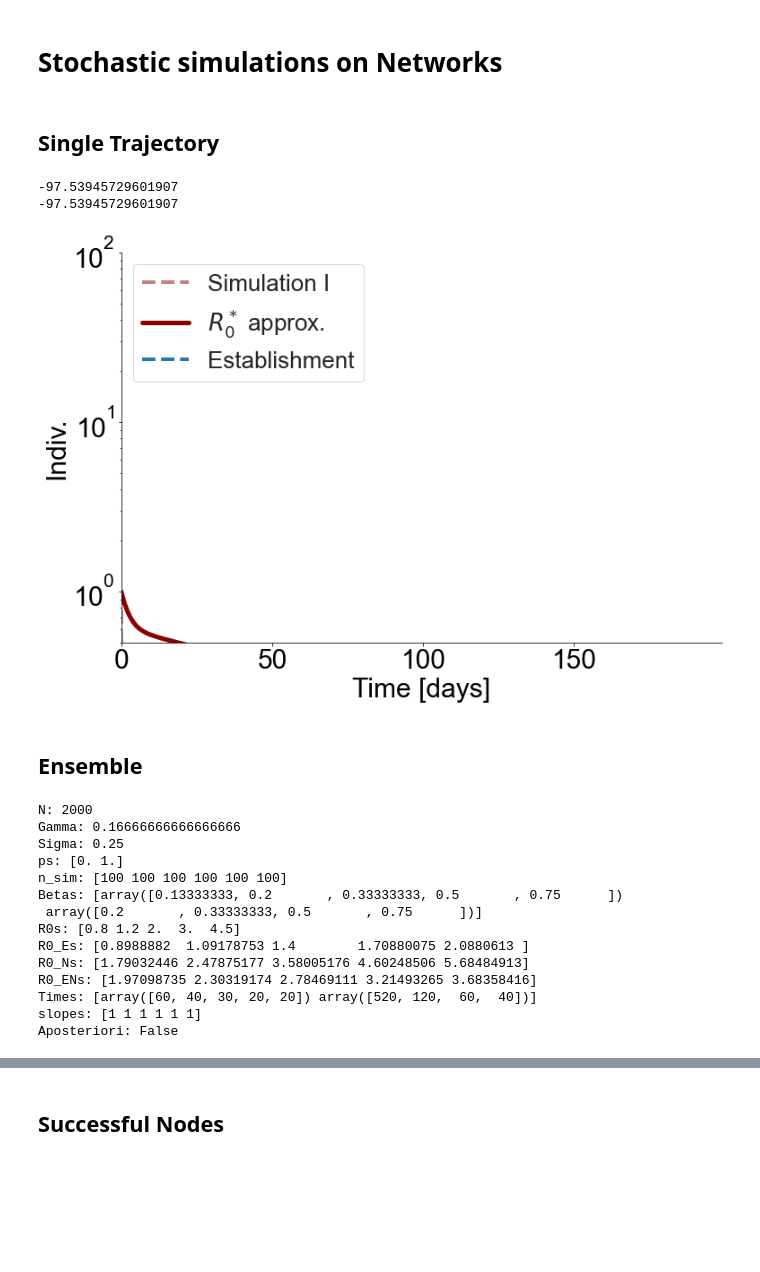
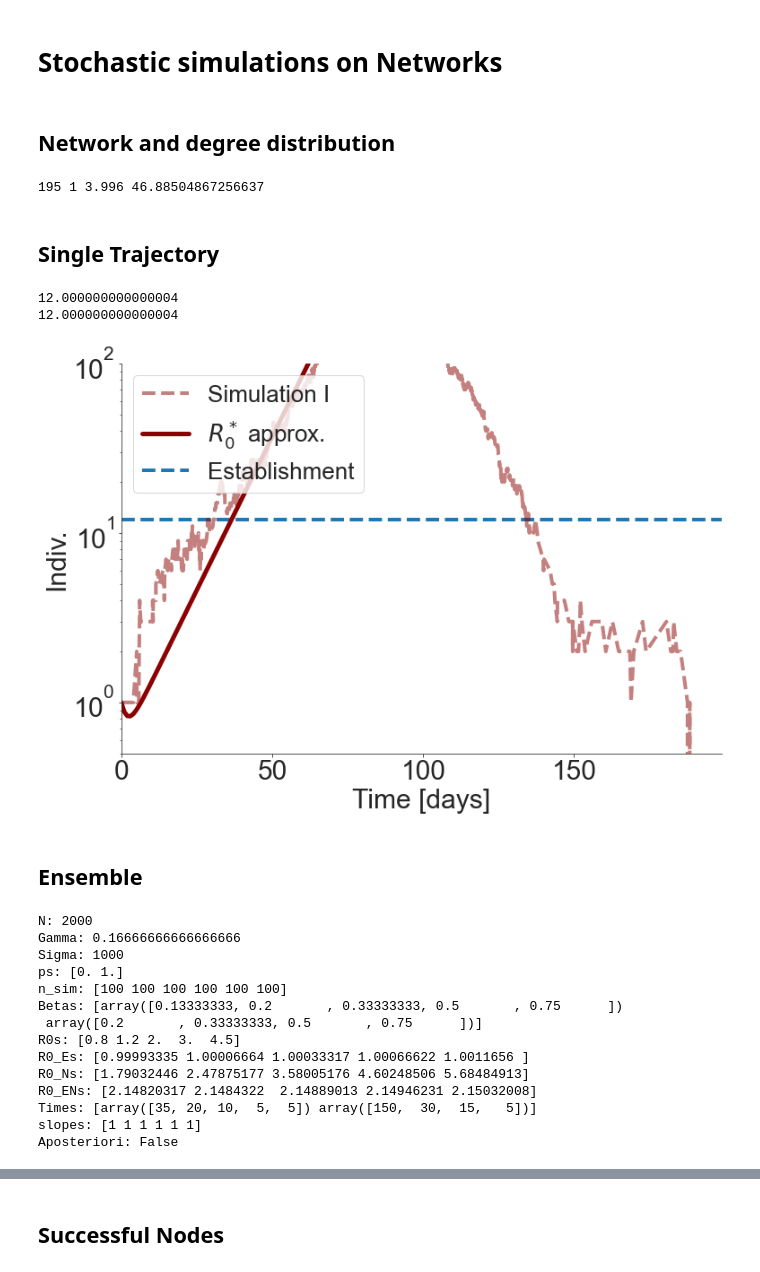
Before and after one commit to betoto008/Epidemiology_2020, a Jupyter notebook: Jupyter_Notebooks/1_Stochastic_Network.ipynb, the cells around one changed output, grey strips where cells are left out. Cells and saved outputs as stored; diff of their text form; code cells hidden in the pictures; blank space fills up the shorter version.

```diff
--- a/Jupyter_Notebooks/Model_SEIR_network.ipynb
+++ b/Jupyter_Notebooks/1_Stochastic_Network.ipynb
@@ -54,46 +54,58 @@ N = 2000
 graphs_names = np.array(['barabasi-albert','watts-strogatz'])
 G1 = nx.barabasi_albert_graph(N, 2)
 G2 = nx.watts_strogatz_graph(N, 4, 1)
+# %% [markdown]
+## Network and degree distribution
+# %%
+N = 2000
+graphs_names = np.array(['barabasi-albert','watts-strogatz'])
+nodeDegrees = np.loadtxt(Text_files_path+'Stochastic/Networks/barabasi-albert/network_degree_distrib_N%d.txt'%(N), dtype=np.int32)
+meanDegree = np.mean(nodeDegrees)
+meanDegree2 = np.mean(nodeDegrees**2)
+
+print(max(nodeDegrees), min(nodeDegrees), meanDegree, meanDegree2)
+# %% [output]
+195 1 3.996 46.88504867256637
 # %% [markdown]
 ## Single Trajectory
 # %%
 intervals = 100
-p=0.0
-R0 = 0.9
+p=1.0
+R0 = 2
 gamma = 1/6
 sigma = 1/4
 beta = R0*gamma
 T_total = 200
 repetitions = 1
 fig, ax = plt.subplots(figsize=(12,8))
 lambda1 = ((-sigma-gamma)/(2)) + (1/2)*np.sqrt((sigma-gamma)**2 + 4*sigma*beta)
 est = 1/(lambda1)
 print(est)
 print(est)
 ### run function
-Tseries, Eseries, Iseries, I_max_1, I_max_2, time, E_solution, I_solution, sol_total_approx, status = run_network_trajectory(N=N, G=G1, beta=beta, sigma = sigma, gamma=gamma, T_total=T_total, intervals=intervals, p = p, initE=0, initI = 1, est = est, folder ='../../../../Dropbox/Research/Epidemiology_2020/Text_files/Stochastic/Networks/'+graphs_names[0])
+Tseries, Eseries, Iseries, I_max_1, I_max_2, time, E_solution, I_solution, sol_total_approx, status = run_network_trajectory(N=N, G=G1, beta=beta, sigma = sigma, gamma=gamma, T_total=T_total, intervals=intervals, p = p, initE=0, initI = 1, est = est, folder = Text_files_path +'Stochastic/Networks/'+graphs_names[0])
 ### plot
 plot_trajectory(N=N, G_name = graphs_names[0], beta=beta, sigma=sigma, gamma=gamma, T_total=T_total,  p=p, initE=0, initI = 1, est=est, Tseries=Tseries, Eseries=Eseries, Iseries=Iseries,
                 I_max_1=I_max_1, I_max_2=I_max_2, time=time, E_solution=E_solution, I_solution=I_solution, folder='../Figures/Control/Stochastic/Networks/', external_ax = ax, labels = True, succ = status,
                 plot_E=False, plot_I=True)
 ax.set_ylim(0.5, 100)
 ##Run over graphs
 for i in range(repetitions-1):
     ### run function
     Tseries, Eseries, Iseries, I_max_1, I_max_2, time, E_solution, I_solution, sol_total_approx, status = run_network_trajectory(N=N, G=G1, beta=beta, sigma = sigma, gamma=gamma, T_total=T_total,
                                                                                                                                  intervals=intervals, p = p, initE=0, initI = 1, est = est, folder ='../../../../Dropbox/Research/Text_files/Stochastic/Networks/'+graphs_names[0] )
     ### plot
     plot_trajectory(N=N, G_name = graphs_names[0], beta=beta, sigma=sigma, gamma=gamma, T_total=T_total,  p=p, initE=0, initI = 1, est=est, Tseries=Tseries, Eseries=Eseries, Iseries=Iseries,
         I_max_1=I_max_1, I_max_2=I_max_2, time=time, E_solution=E_solution, I_solution=I_solution, folder='../Figures/Control/Stochastic/Networks/', external_ax = ax, labels = False, succ = status,
         plot_E=False, plot_I=True)
     ax.set_ylim(0.5,100)
 
 fig.savefig('../Figures/Stochastic/Networks/'+graphs_names[0]+'/Trajectories/trajectory_R0%.1f_sigma%.1f_N%.0f_p%.1f_'%(beta/gamma, sigma, N, p)+graphs_names[0]+'.pdf')
 #fig.savefig('../Figures/Control/Stochastic/Trajectories/Networks/'+graphs_names[0]+'/trajectory_R0%.1f_sigma%.1f_N%.0f_p%.1f_'%(beta/gamma, sigma, N, p)+graphs_names[0]+'.png', transparent=True)
 # %% [output]
--97.53945729601907
--97.53945729601907
+12.000000000000004
+12.000000000000004
-[figure, old version]
+[figure, new version]
 # %% [markdown]
 ## Ensemble
 # %%
@@ -104,7 +116,7 @@ N = 2000
 print('N:', N)
 gamma = 1/6
 print('Gamma:', gamma)
-sigma = 1/4
+sigma = 1000
 print('Sigma:', sigma)
 graphs = [G1]
 graphs_names = np.array(['barabasi-albert','watts-strogatz'])
@@ -117,8 +129,10 @@ print('ps:',ps)
 n_sims = np.array([100, 100, 100, 100, 100, 100])
 #n_sims = np.array([3000, 1000, 1000, 800, 800, 600, 500])
 print('n_sim:',n_sims)
+
 R0s = np.array([1.2, 2.0, 3.0, 4.5])
-R0s2 = np.array([0.8, 1.2, 2.0, 3.0, 4.5])
+R0s2 = np.array([0.8, 1.2, 2.0, 3.0, 4.5]) # with network p=0
+
 Betas = np.array([R0s2*gamma,R0s*gamma])
 print('Betas:', Betas)
 
@@ -131,7 +145,7 @@ print('R0_Es:',R0_Es)
 print('R0_Ns:',R0_Ns)
 print('R0_ENs:',R0_ENs)
 
-lambdas = ((-sigma-gamma)/(2)) + (1/2)*np.sqrt((sigma-gamma)**2 + 4*sigma*Betas[1])
+lambdas = ((-sigma-gamma)/(2)) + (1/2)*np.sqrt((sigma-gamma)**2 + 4*sigma*Betas[1]) #exponential growth rates
 
 ests = (1/(lambdas)).astype(int)
 if(sigma==1/4):
@@ -139,7 +153,7 @@ if(sigma==1/4):
 if(sigma==1000):
     est_Ns = (1/((R0_Ns-1)*gamma)).astype(int)
 
-Ts_Total = np.array([10*est_Ns,10*ests]) #for R0 = [1.2, 1.5, 3.0, 4.5] use [160, 35, 20] and half of it if when sigma=1000
+Ts_Total = np.array([5*est_Ns,5*ests]) #for R0 = [1.2, 1.5, 3.0, 4.5] use [160, 35, 20] and half of it if when sigma=1000
 print('Times:',Ts_Total)
 slopes = np.array([1, 1, 1, 1, 1, 1])
 print('slopes:',slopes)
@@ -149,16 +163,16 @@ print('Aposteriori:',aposteriori)
 # %% [output]
 N: 2000
 Gamma: 0.16666666666666666
-Sigma: 0.25
+Sigma: 1000
 ps: [0. 1.]
 n_sim: [100 100 100 100 100 100]
 Betas: [array([0.13333333, 0.2       , 0.33333333, 0.5       , 0.75      ])
  array([0.2       , 0.33333333, 0.5       , 0.75      ])]
 R0s: [0.8 1.2 2.  3.  4.5]
-R0_Es: [0.8988882  1.09178753 1.4        1.70880075 2.0880613 ]
+R0_Es: [0.99993335 1.00006664 1.00033317 1.00066622 1.0011656 ]
 R0_Ns: [1.79032446 2.47875177 3.58005176 4.60248506 5.68484913]
-R0_ENs: [1.97098735 2.30319174 2.78469111 3.21493265 3.68358416]
-Times: [array([60, 40, 30, 20, 20]) array([520, 120,  60,  40])]
+R0_ENs: [2.14820317 2.1484322  2.14889013 2.14946231 2.15032008]
+Times: [array([35, 20, 10,  5,  5]) array([150,  30,  15,   5])]
 slopes: [1 1 1 1 1 1]
 Aposteriori: False
 # %%
```
Also changed, not shown: parts of 5 cells of this notebook, 10 other files.
